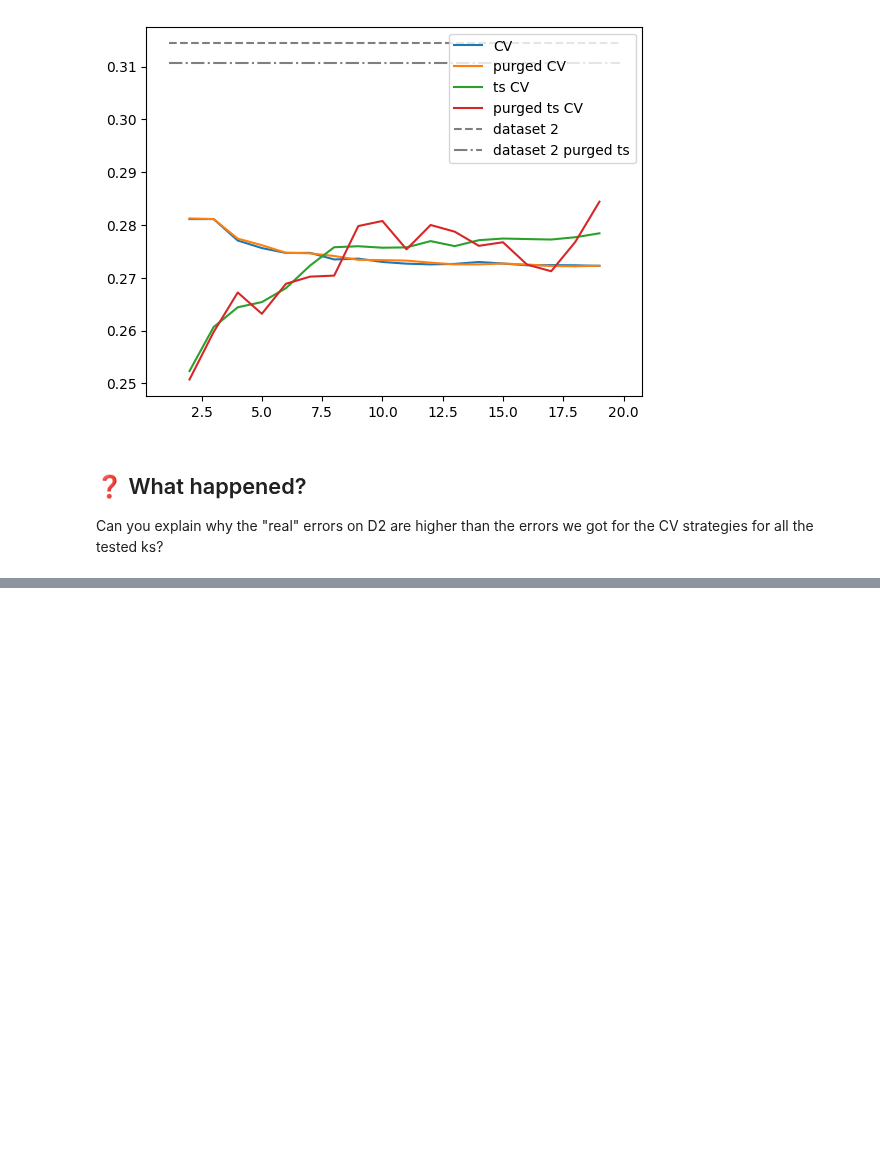
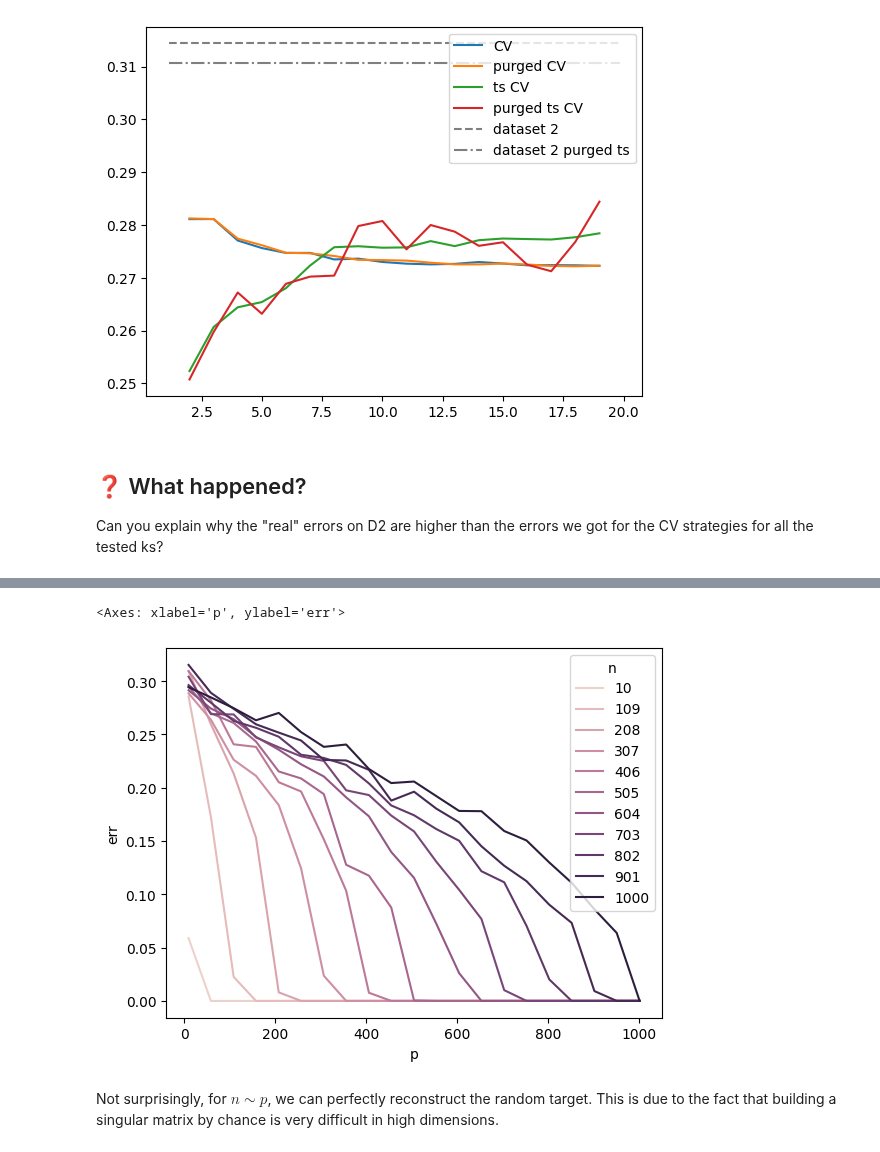
Before and after one commit to nepslor/teaching, a Jupyter notebook: TimeSeriesForecasting/cross_validation.ipynb, the cells around one changed output, grey strips where cells are left out. Drawn from its saved outputs; the diff is of its cells as text; code cells hidden in the pictures; blank space fills up the shorter version.

```diff
--- a/TimeSeriesForecasting/cross_validation.ipynb
+++ b/TimeSeriesForecasting/cross_validation.ipynb
@@ -346,0 +356,34 @@ Can you explain why the "real" errors on D2 are higher than the errors we got fo
+# %%
+import numpy as np
+import matplotlib.pyplot as plt
+from tqdm import tqdm
+from itertools import product
+import pandas as pd
+import seaborn as sb
+n_n = 11
+n_p = 21
+n_max = 1000
+p_max = 1000
+
+pairs = product(np.linspace(10,n_max,n_n).astype(int), np.linspace(10,p_max, n_p).astype(int))
+
+errs_mat = np.zeros((n_n*n_p, 3))
+k = 0
+for n, p in tqdm(pairs):
+    data = np.random.rand(n, p)
+    x, y = data[:, :-1], data[:, [-1]]
+    y_hat = x @ np.linalg.pinv(x.T@x)@(x.T@y)
+    errs_mat[k] = [n, p, np.mean((y-y_hat)**2)**0.5]
+    k+=1
+
+
+errs = pd.DataFrame(errs_mat, columns=['n', 'p', 'err'])
+errs = errs.astype({'n': int, 'p': int})
+
+plt.figure()
+sb.lineplot(x='p', y='err', data=errs, hue='n', legend='full')
+# %% [output]
+<Axes: xlabel='p', ylabel='err'>
+[figure, added]
+# %% [markdown]
+Not surprisingly, for $n \sim p$, we can perfectly reconstruct the random target. This is due to the fact that building a singular matrix by chance is very difficult in high dimensions.
```
Also changed, not shown: parts of 1 cell of this notebook.
